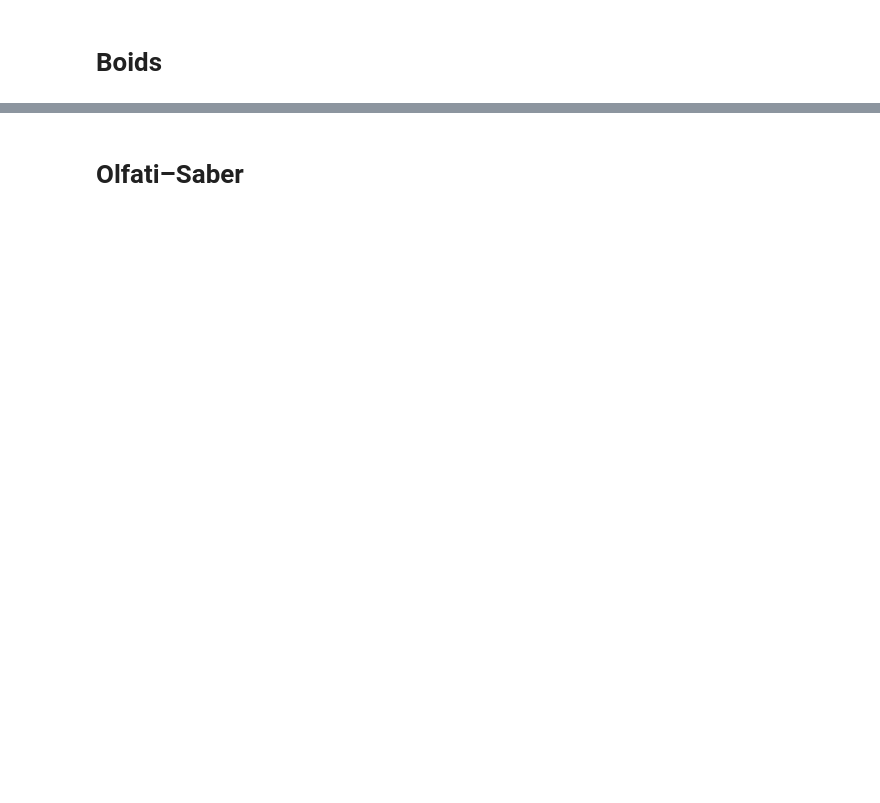
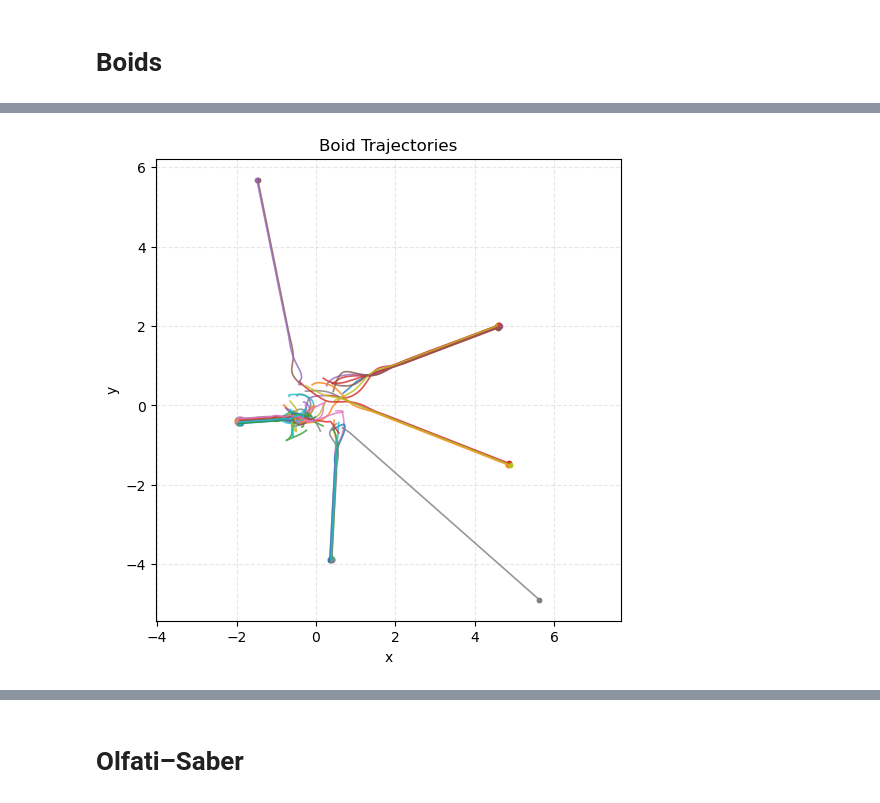
Before and after one commit to valentine-alia/MAE-6870, a Jupyter notebook: hw3/hw3_code_2.ipynb, the cells around one changed output, grey strips where cells are left out. Saved outputs shown, nothing was run; the diff lists cells and outputs as text; code cells hidden in the pictures; blank space fills up the shorter version.

```diff
--- a/hw3/hw3_code_2.ipynb
+++ b/hw3/hw3_code_2.ipynb
@@ -83 +130,4 @@ def plot_boid_trajectories(sol, N):
+# %%
+N = 50
+x50 = 0.7 * np.random.uniform(-1,1,(2*N,2))
 # %%
@@ -134,0 +161,16 @@ plt.show()
+# %%
+N=50
+R = 0.3
+k_sep = 2
+k_ali = 1
+k_coh = 2
+r0 = 0.05
+
+# integrate
+tspan = (0, 15)
+t_eval = np.arange(tspan[0], tspan[1], 0.1)
+b50_sol = solve_ivp(f, tspan, x50.flatten(), t_eval=t_eval)
+
+plot_boid_trajectories(b50_sol,N)
+# %% [output]
+[figure, added]
```
Also changed, not shown: parts of 19 cells of this notebook.
